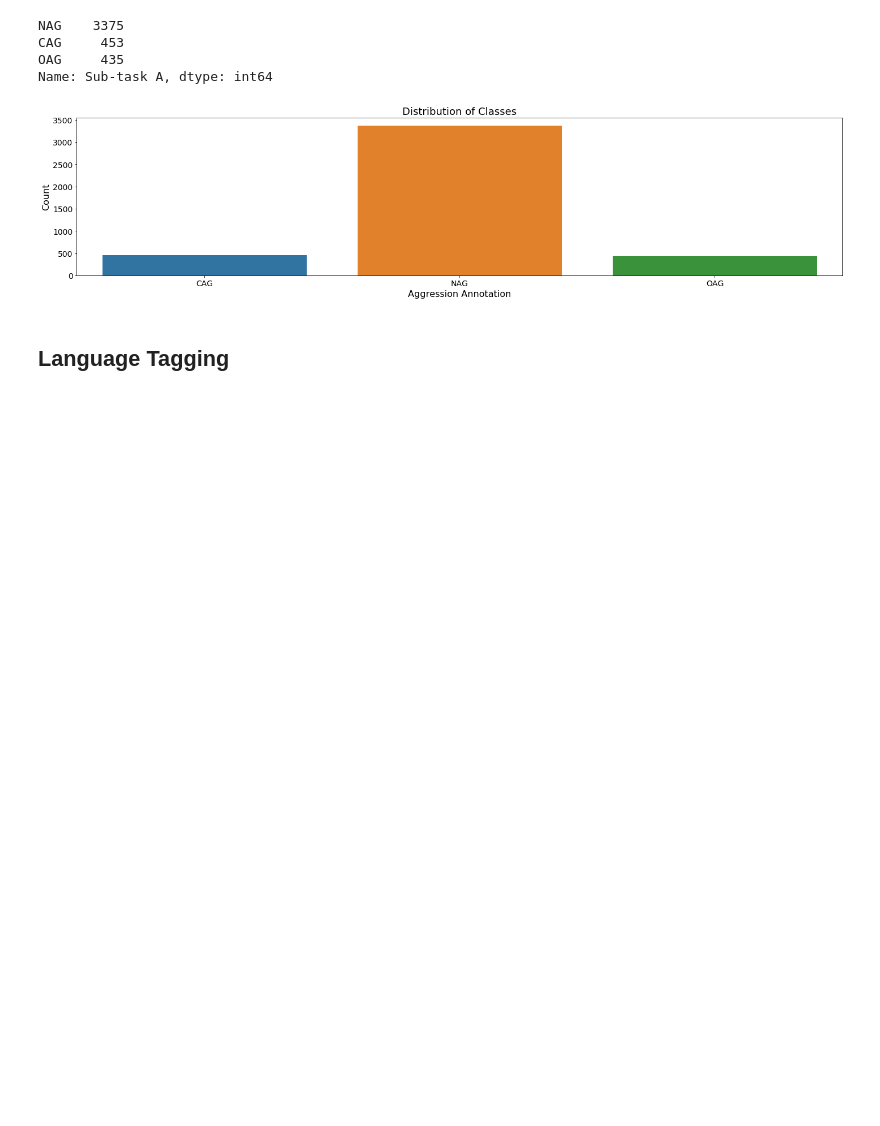
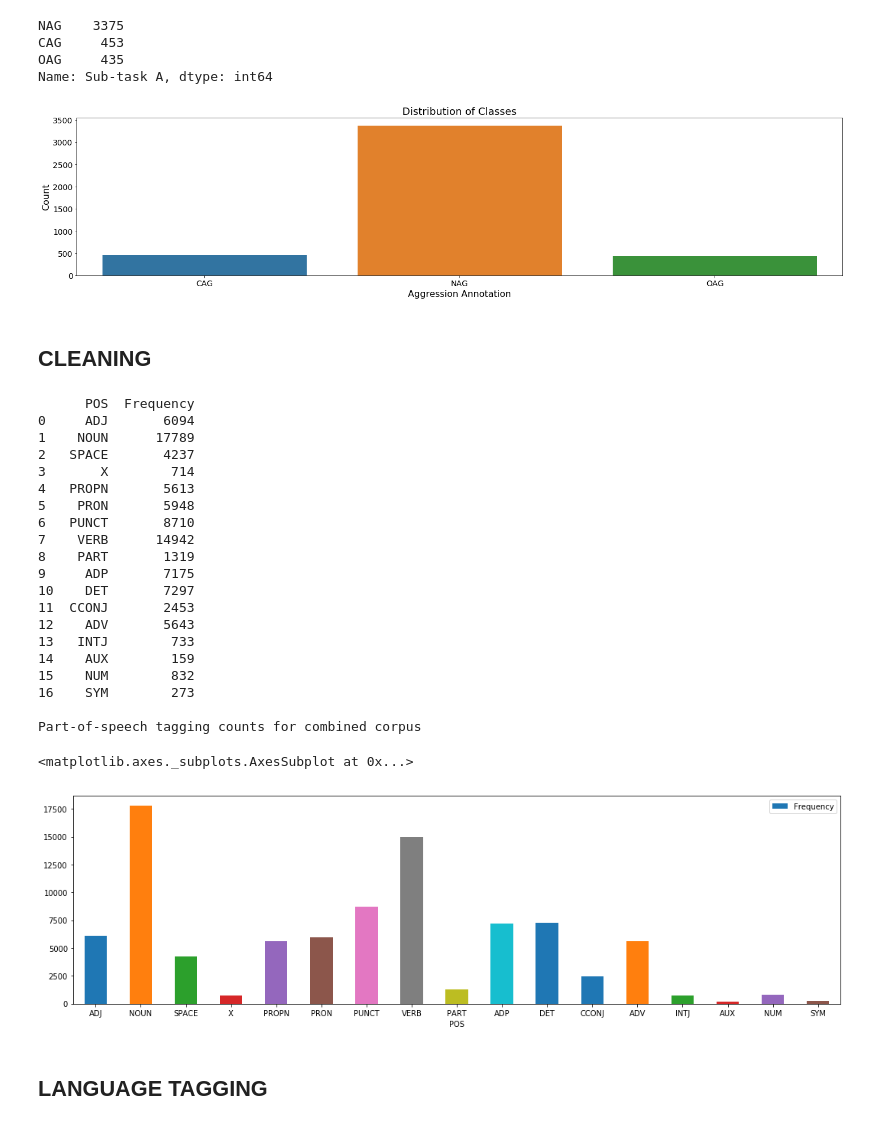
Before and after one commit to rachitsaksena/Multilingual-Agression-Classification, a Jupyter notebook: TRAC-2.ipynb, the cells around one changed output. Saved outputs shown, nothing was run; the diff lists cells and outputs as text; code cells hidden in the pictures; blank space fills up the shorter version.

```diff
--- a/TRAC-2.ipynb
+++ b/TRAC-2.ipynb
@@ -84,5 +98,3 @@ CAG     453
 OAG     435
 Name: Sub-task A, dtype: int64
 [figure]
-# %% [markdown]
-## Language Tagging
@@ -90,0 +101,2 @@ from googletrans import Translator
+# %% [markdown]
+## CLEANING
@@ -90,0 +108,46 @@ from googletrans import Translator
+# %%
+def POS(df):
+    total_tokens = []
+    freq = {}
+    for text in df['Text']:
+        doc = nlp(text)
+        tokens = []
+        for word in doc:
+            pos = word.pos_
+            if (pos in freq):
+                freq[pos] += 1
+            else:
+                freq[pos] = 1
+            tokens.append(pos)
+
+        total_tokens.append(tokens)
+    pos_df = pd.DataFrame({'POS': list(freq.keys()), 'Frequency':list(freq.values())})
+    return pos_df
+
+pos_df = POS(eng_train)
+print(pos_df)
+print('\nPart-of-speech tagging counts for combined corpus')
+pos_df.plot.bar(x ='POS', y ='Frequency', rot = 0, figsize=(18,5))
+# %% [output]
+      POS  Frequency
+0     ADJ       6094
+1    NOUN      17789
+2   SPACE       4237
+3       X        714
+4   PROPN       5613
+5    PRON       5948
+6   PUNCT       8710
+7    VERB      14942
+8    PART       1319
+9     ADP       7175
+10    DET       7297
+11  CCONJ       2453
+12    ADV       5643
+13   INTJ        733
+14    AUX        159
+15    NUM        832
+16    SYM        273
+
+Part-of-speech tagging counts for combined corpus
+<matplotlib.axes._subplots.AxesSubplot at 0x...>
+[figure, added]
@@ -90,0 +192,2 @@ from googletrans import Translator
+# %% [markdown]
+## LANGUAGE TAGGING
```
Also changed, not shown: parts of 11 cells of this notebook.
